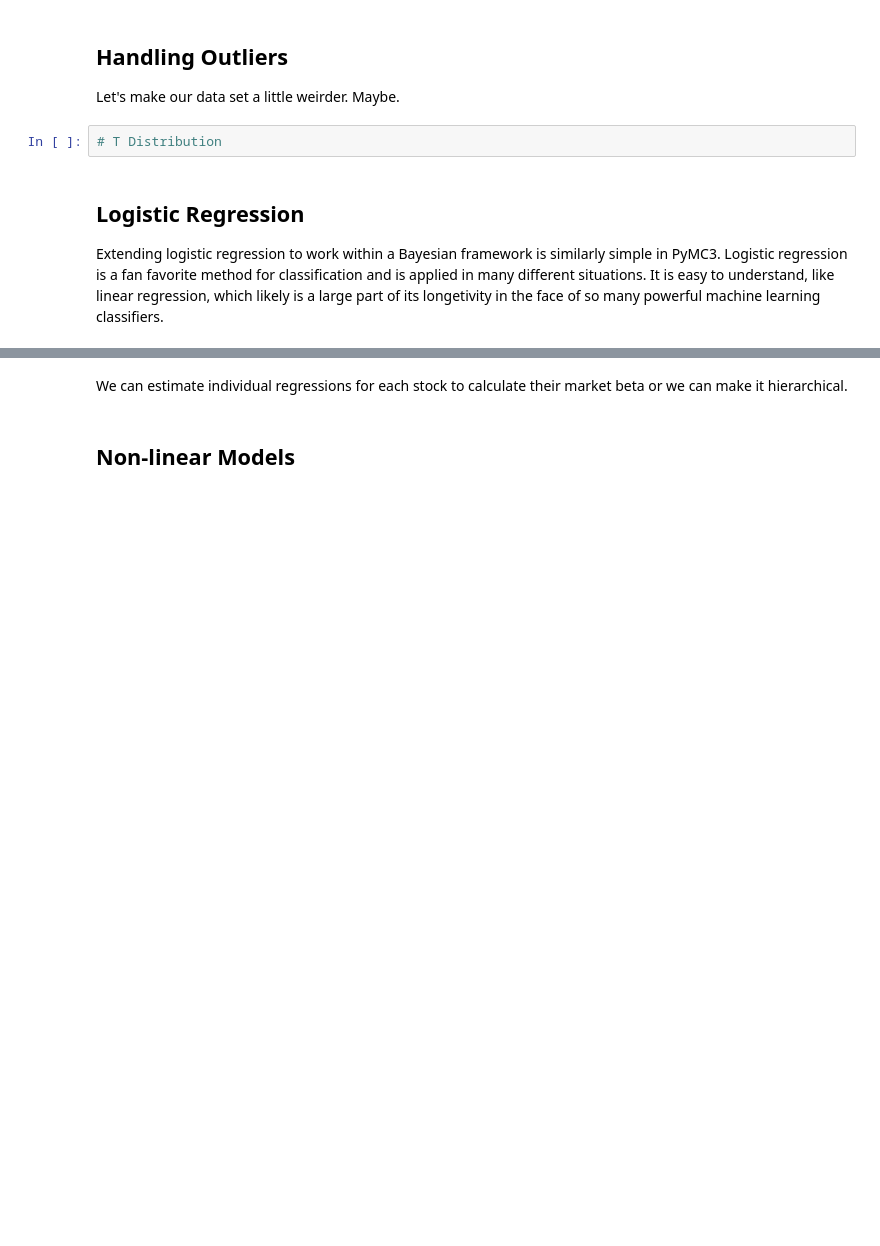
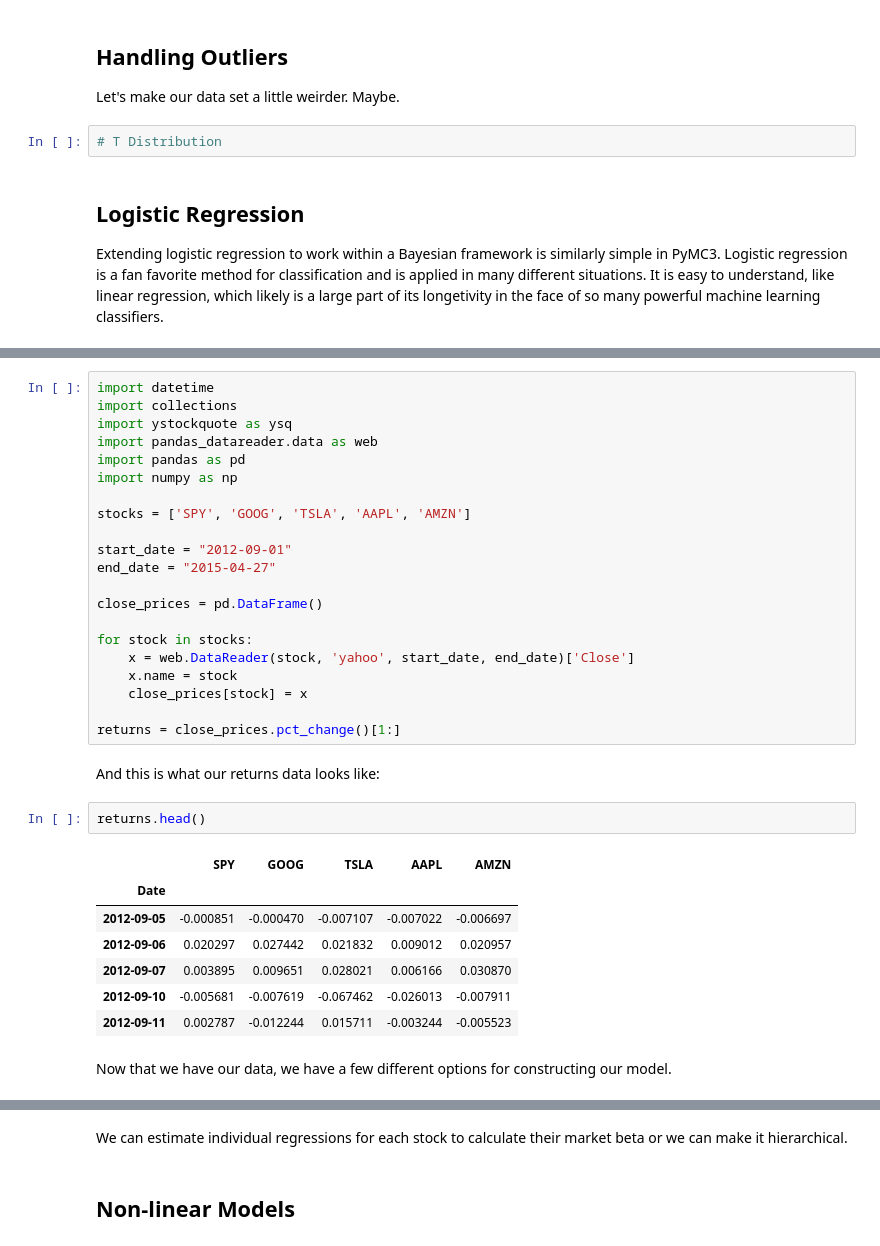
Before and after one commit to pydata/pydata-cookbook, a Jupyter notebook: papers/maxwell_margenot/bayesian_linear_regression.ipynb, the cells around one changed output, grey strips where cells are left out. Drawn from its saved outputs; the diff is of its cells as text; blank space fills up the shorter version.

Commit message:
Updated intro on GLMs, started hierarchical linear regression

```diff
--- a/papers/maxwell_margenot/bayesian_linear_regression.ipynb
+++ b/papers/maxwell_margenot/bayesian_linear_regression.ipynb
@@ -153,0 +170,35 @@ Extending logistic regression to work within a Bayesian framework is similarly s
+# %%
+import datetime
+import collections
+import ystockquote as ysq
+import pandas_datareader.data as web
+import pandas as pd
+import numpy as np
+
+stocks = ['SPY', 'GOOG', 'TSLA', 'AAPL', 'AMZN']
+
+start_date = "2012-09-01"
+end_date = "2015-04-27"
+
+close_prices = pd.DataFrame()
+
+for stock in stocks:
+    x = web.DataReader(stock, 'yahoo', start_date, end_date)['Close']
+    x.name = stock
+    close_prices[stock] = x
+
+returns = close_prices.pct_change()[1:]
+# %% [markdown]
+And this is what our returns data looks like:
+# %%
+returns.head()
+# %% [output]
+|  | SPY | GOOG | TSLA | AAPL | AMZN |
+| Date |  |  |  |  |  |
+| 2012-09-05 | -0.000851 | -0.000470 | -0.007107 | -0.007022 | -0.006697 |
+| 2012-09-06 | 0.020297 | 0.027442 | 0.021832 | 0.009012 | 0.020957 |
+| 2012-09-07 | 0.003895 | 0.009651 | 0.028021 | 0.006166 | 0.030870 |
+| 2012-09-10 | -0.005681 | -0.007619 | -0.067462 | -0.026013 | -0.007911 |
+| 2012-09-11 | 0.002787 | -0.012244 | 0.015711 | -0.003244 | -0.005523 |
+# %% [markdown]
+Now that we have our data, we have a few different options for constructing our model.
```
Also changed, not shown: parts of 9 cells of this notebook.
